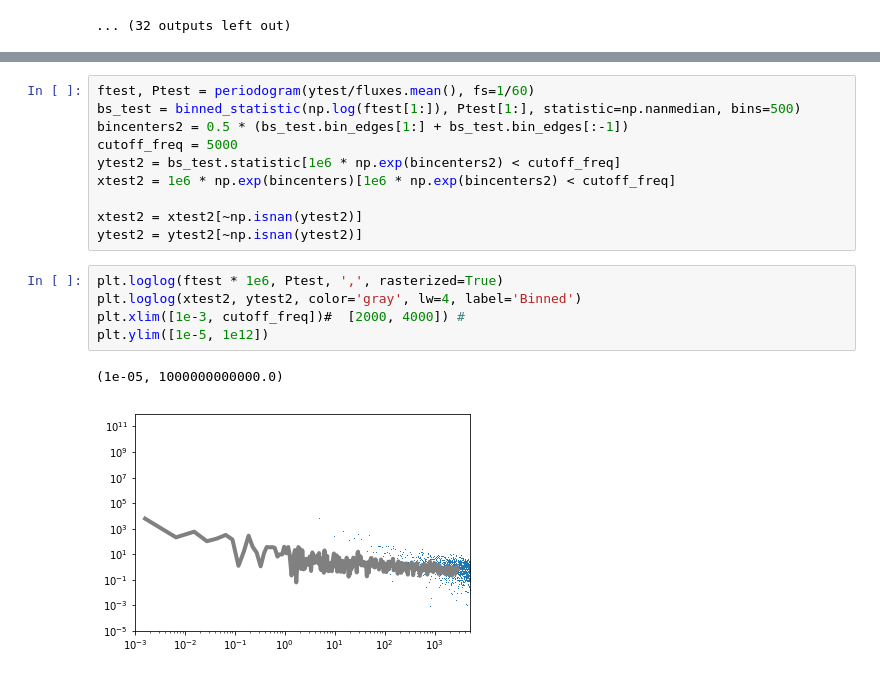
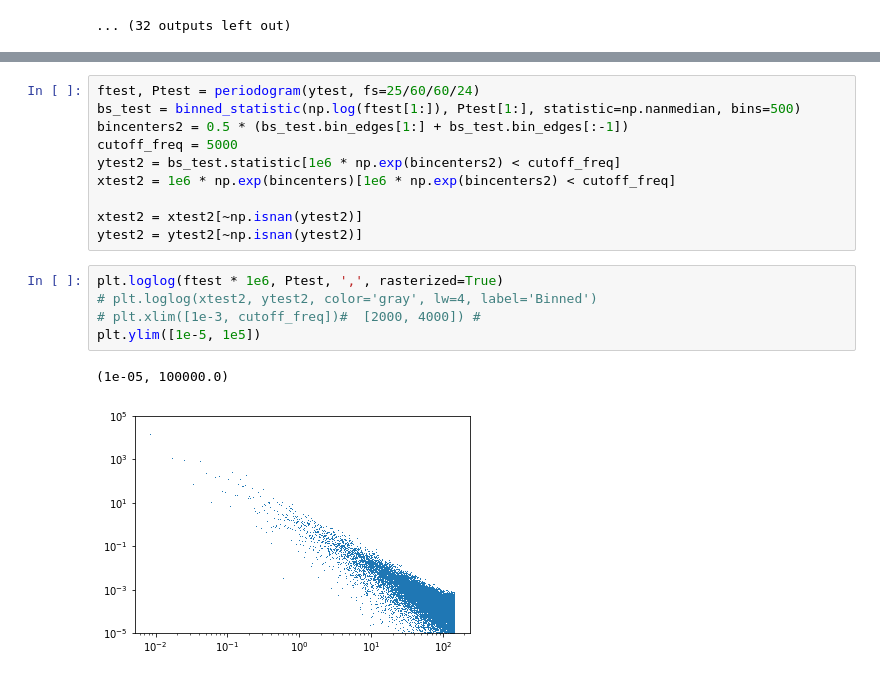
Before and after one commit to bmorris3/virgopsd, a Jupyter notebook: virgo.ipynb, the cells around one changed output, grey strips where cells are left out. Drawn from its saved outputs; the diff is of its cells as text.

```diff
--- a/virgo.ipynb
+++ b/virgo.ipynb
@@ -463,5 +335,5 @@ plt.plot(xtest, ytest/fluxes.mean())
 # %%
-ftest, Ptest = periodogram(ytest/fluxes.mean(), fs=1/60)
+ftest, Ptest = periodogram(ytest, fs=25/60/60/24)
 bs_test = binned_statistic(np.log(ftest[1:]), Ptest[1:], statistic=np.nanmedian, bins=500)
 bincenters2 = 0.5 * (bs_test.bin_edges[1:] + bs_test.bin_edges[:-1])
 cutoff_freq = 5000
@@ -472,9 +344,9 @@ xtest2 = xtest2[~np.isnan(ytest2)]
 ytest2 = ytest2[~np.isnan(ytest2)]
 # %%
 plt.loglog(ftest * 1e6, Ptest, ',', rasterized=True)
-plt.loglog(xtest2, ytest2, color='gray', lw=4, label='Binned')
-plt.xlim([1e-3, cutoff_freq])#  [2000, 4000]) #
-plt.ylim([1e-5, 1e12])
+# plt.loglog(xtest2, ytest2, color='gray', lw=4, label='Binned')
+# plt.xlim([1e-3, cutoff_freq])#  [2000, 4000]) #
+plt.ylim([1e-5, 1e5])
 # %% [output]
-(1e-05, 1000000000000.0)
+(1e-05, 100000.0)
-[figure, old version]
+[figure, new version]
```
Also changed, not shown: parts of 26 cells of this notebook.
